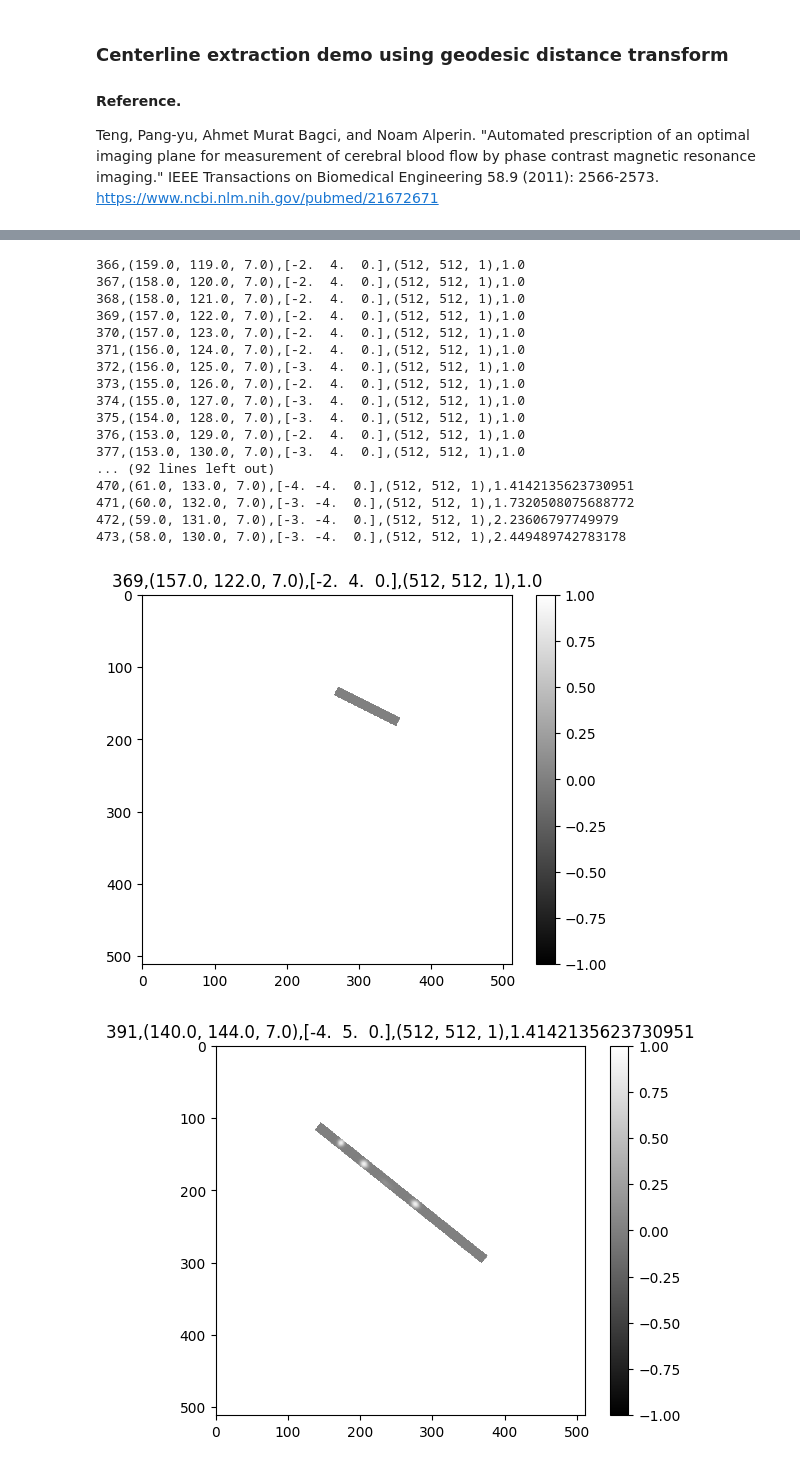
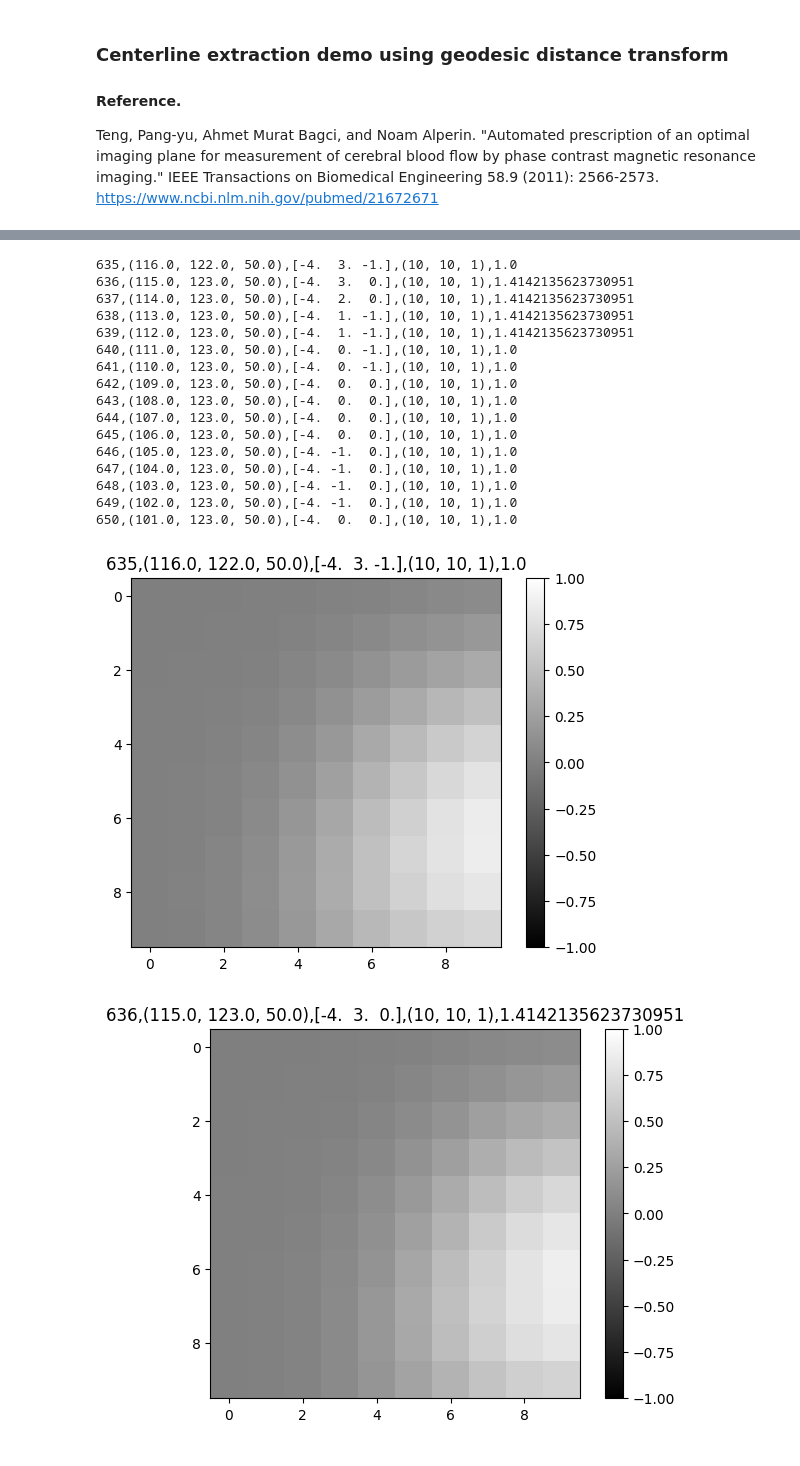
Before and after one commit to pangyuteng/simple-centerline-extraction, a Jupyter notebook: demo.ipynb, the cells around one changed output, grey strips where cells are left out. Drawn from its saved outputs; the diff is of its cells as text; code cells hidden in the pictures.

Commit message:
wip extract_centerline

```diff
--- a/demo.ipynb
+++ b/demo.ipynb
@@ -22,7 +26,8 @@ def mock_image():
     r = z**2 + 3
     x = r * np.sin(theta) + const
     y = r * np.cos(theta) + const
-    img = np.zeros([256,256,15])
+    z = z*10
+    img = np.zeros([256,256,150])
     for i,j,k in zip(x,y,z):
         img[int(i),int(j),int(k)]=1
     img=binary_dilation(img,iterations=5)
@@ -51,15 +58,3 @@ ax.legend()
-# %%
-from scipy.interpolate import UnivariateSpline
-
-def smooth_3d_array(x,y,z,num=None,**kwargs):
-    if num is None:
-        num = len(x)
-    w = np.arange(0,len(x),1)
-    sx = UnivariateSpline(w,x,**kwargs)
-    sy = UnivariateSpline(w,y,**kwargs)
-    sz = UnivariateSpline(w,z,**kwargs)
-    wnew = np.linspace(0,len(c_x),num)
-    return sx(wnew),sy(wnew),sz(wnew)
 # %%
 smothing_factor = 100
 # original paper used cubic smoothing spline, not the below.
@@ -93,8 +89,8 @@ False True (256, 256, 15)
 # %%
-idx = 7
+myz = 50
 plt.subplot(121)
-plt.imshow(bsfield[:,:,idx].squeeze(),cmap='jet',vmin=0,vmax=5)
+plt.imshow(bsfield[:,:,myz].squeeze(),cmap='jet',vmin=0,vmax=5)
 plt.subplot(122)
-plt.imshow(tmp[idx,:,:].squeeze(),cmap='gray',vmin=0,vmax=1)
+plt.imshow(tmp[myz,:,:].squeeze(),cmap='gray',vmin=0,vmax=1)
 # %% [output]
 <matplotlib.image.AxesImage at 0x...>
@@ -102,49 +98,49 @@ plt.imshow(tmp[idx,:,:].squeeze(),cmap='gray',vmin=0,vmax=1)
 # %%
 
 for n,idx in enumerate(range(len(s_z))):
 
     slice_center = int(c_x[idx  ]),int(c_y[idx  ]),int(c_z[idx  ])
-    if slice_center[2] != 7:
+    if slice_center[2] != myz:
         continue
     before_point = int(s_x[idx-2]),int(s_y[idx-2]),int(s_z[idx-2])
     after_point  = int(s_x[idx+2]),int(s_y[idx+2]),int(s_z[idx+2])
 
     appx_radius = bsfield[slice_center[0],slice_center[1],slice_center[2]]
 
     slice_center = img_obj.TransformContinuousIndexToPhysicalPoint(slice_center)
     before_point = img_obj.TransformContinuousIndexToPhysicalPoint(before_point)
     after_point = img_obj.TransformContinuousIndexToPhysicalPoint(after_point)
     slice_normal = np.array(after_point)-np.array(before_point)
     slice_spacing = (1,1,1) # mm
-    slice_size = (512,512,1)#(int(appx_radius)*10,int(appx_radius)*10,1) # voxel
+    slice_size = (10,10,1)#(int(appx_radius)*10,int(appx_radius)*10,1) # voxel
     is_label = False
 
     slice_obj = extract_slice(img_obj,slice_center,slice_normal,slice_spacing,slice_size,is_label)
     slice_arr = sitk.GetArrayFromImage(slice_obj)
     title = f"{idx},{slice_center},{slice_normal},{slice_size},{appx_radius}"
     print(title)
-    if idx in [369,391,471]:
-        plt.figure(idx)
-        plt.title(title)
-        plt.imshow(slice_arr.squeeze(),cmap='gray',vmin=-1,vmax=1)
-        plt.colorbar()
+
+    sitk.WriteImage(slice_obj,f'slice{idx:03d}.nii.gz')
+    plt.figure(idx)
+    plt.title(title)
+    plt.imshow(slice_arr.squeeze(),cmap='gray',vmin=0,vmax=1)
+    plt.colorbar()
 # %% [output]
-366,(159.0, 119.0, 7.0),[-2.  4.  0.],(512, 512, 1),1.0
-367,(158.0, 120.0, 7.0),[-2.  4.  0.],(512, 512, 1),1.0
-368,(158.0, 121.0, 7.0),[-2.  4.  0.],(512, 512, 1),1.0
-369,(157.0, 122.0, 7.0),[-2.  4.  0.],(512, 512, 1),1.0
-370,(157.0, 123.0, 7.0),[-2.  4.  0.],(512, 512, 1),1.0
-371,(156.0, 124.0, 7.0),[-2.  4.  0.],(512, 512, 1),1.0
-372,(156.0, 125.0, 7.0),[-3.  4.  0.],(512, 512, 1),1.0
-373,(155.0, 126.0, 7.0),[-2.  4.  0.],(512, 512, 1),1.0
-374,(155.0, 127.0, 7.0),[-3.  4.  0.],(512, 512, 1),1.0
-375,(154.0, 128.0, 7.0),[-3.  4.  0.],(512, 512, 1),1.0
-376,(153.0, 129.0, 7.0),[-2.  4.  0.],(512, 512, 1),1.0
-377,(153.0, 130.0, 7.0),[-3.  4.  0.],(512, 512, 1),1.0
-... (92 lines left out)
-470,(61.0, 133.0, 7.0),[-4. -4.  0.],(512, 512, 1),1.4142135623730951
-471,(60.0, 132.0, 7.0),[-3. -4.  0.],(512, 512, 1),1.7320508075688772
-472,(59.0, 131.0, 7.0),[-3. -4.  0.],(512, 512, 1),2.23606797749979
-473,(58.0, 130.0, 7.0),[-3. -4.  0.],(512, 512, 1),2.449489742783178
+635,(116.0, 122.0, 50.0),[-4.  3. -1.],(10, 10, 1),1.0
+636,(115.0, 123.0, 50.0),[-4.  3.  0.],(10, 10, 1),1.4142135623730951
+637,(114.0, 123.0, 50.0),[-4.  2.  0.],(10, 10, 1),1.4142135623730951
+638,(113.0, 123.0, 50.0),[-4.  1. -1.],(10, 10, 1),1.4142135623730951
+639,(112.0, 123.0, 50.0),[-4.  1. -1.],(10, 10, 1),1.4142135623730951
+640,(111.0, 123.0, 50.0),[-4.  0. -1.],(10, 10, 1),1.0
+641,(110.0, 123.0, 50.0),[-4.  0. -1.],(10, 10, 1),1.0
+642,(109.0, 123.0, 50.0),[-4.  0.  0.],(10, 10, 1),1.0
+643,(108.0, 123.0, 50.0),[-4.  0.  0.],(10, 10, 1),1.0
+644,(107.0, 123.0, 50.0),[-4.  0.  0.],(10, 10, 1),1.0
+645,(106.0, 123.0, 50.0),[-4.  0.  0.],(10, 10, 1),1.0
+646,(105.0, 123.0, 50.0),[-4. -1.  0.],(10, 10, 1),1.0
+647,(104.0, 123.0, 50.0),[-4. -1.  0.],(10, 10, 1),1.0
+648,(103.0, 123.0, 50.0),[-4. -1.  0.],(10, 10, 1),1.0
+649,(102.0, 123.0, 50.0),[-4. -1.  0.],(10, 10, 1),1.0
+650,(101.0, 123.0, 50.0),[-4.  0.  0.],(10, 10, 1),1.0
-[figure, old version]
+[figure, new version]
-[figure, old version]
+[figure, new version]
```
Also changed, not shown: parts of 9 cells of this notebook, 3 other files.
